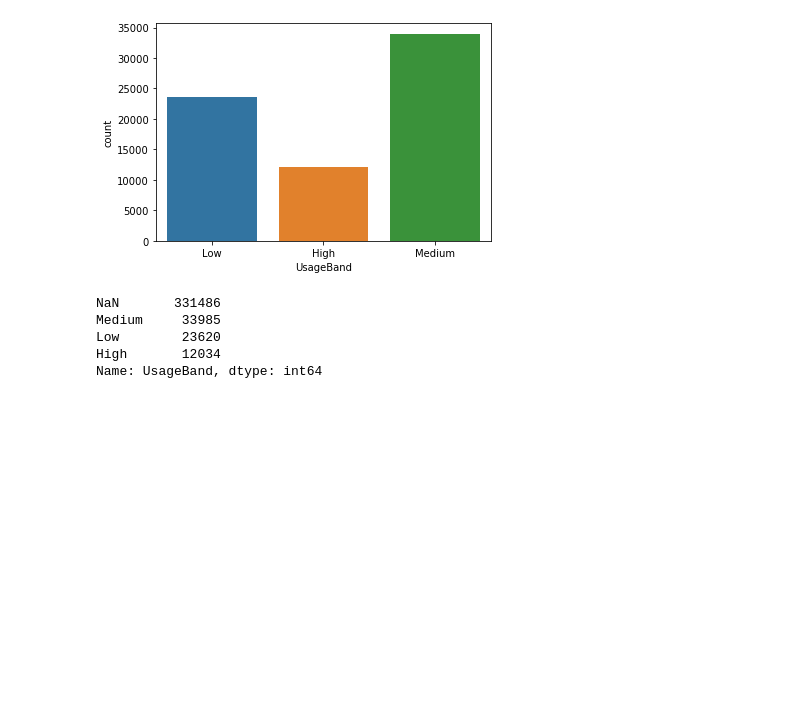
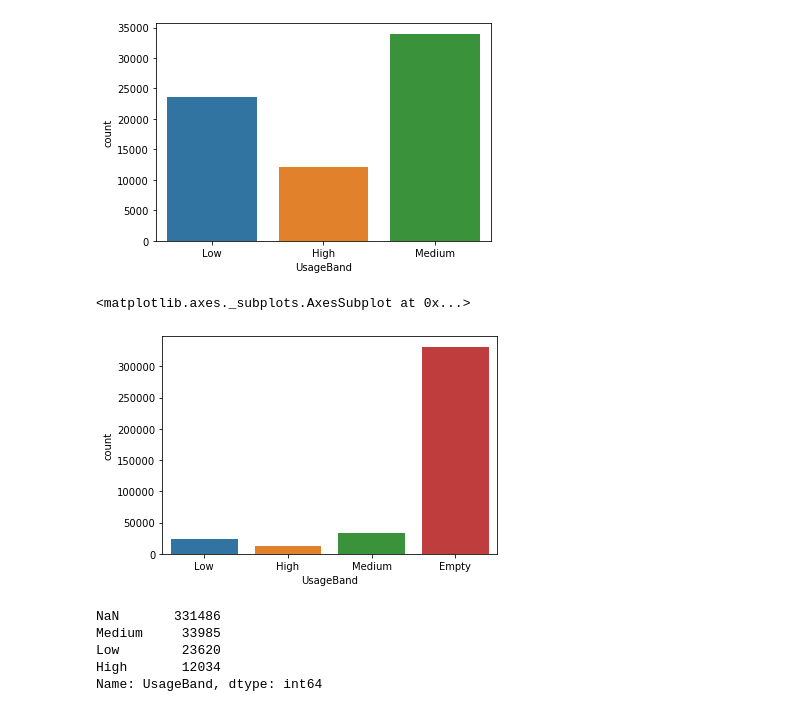
Before and after one commit to franperezlopez/mlcourse, a Jupyter notebook: notebooks/ml1.ipynb, the cells around one changed output. Saved outputs shown, nothing was run; the diff lists cells and outputs as text; code cells hidden in the pictures; blank space fills up the shorter version.

```diff
--- a/notebooks/ml1.ipynb
+++ b/notebooks/ml1.ipynb
@@ -328,6 +304,11 @@ dtype: float64
 sns.countplot (df_raw.UsageBand);
 # %% [output]
 [figure]
+# %%
+sns.countplot (df_raw.UsageBand.fillna('Empty'))
+# %% [output]
+<matplotlib.axes._subplots.AxesSubplot at 0x...>
+[figure, added]
 # %%
 df_raw.UsageBand.value_counts(dropna=False)
 # %% [output]
```
Also changed, not shown: parts of 64 cells of this notebook, 3 other files.
